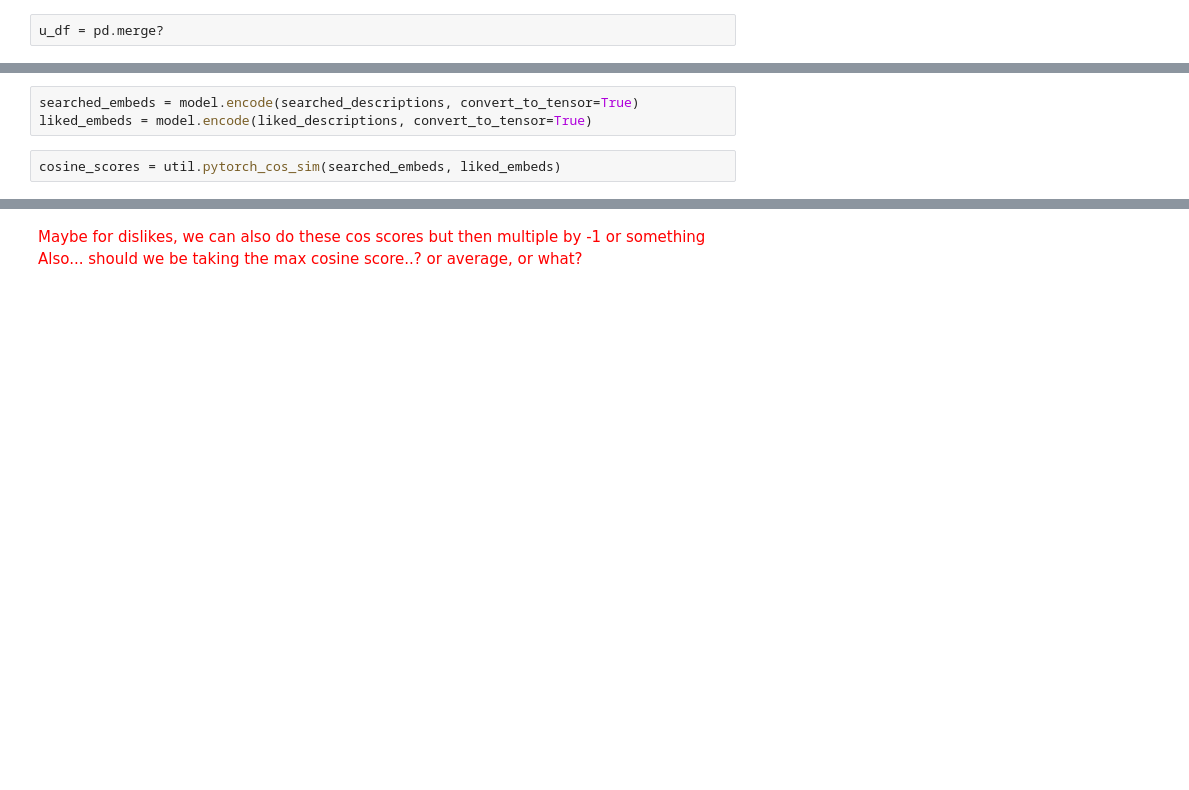
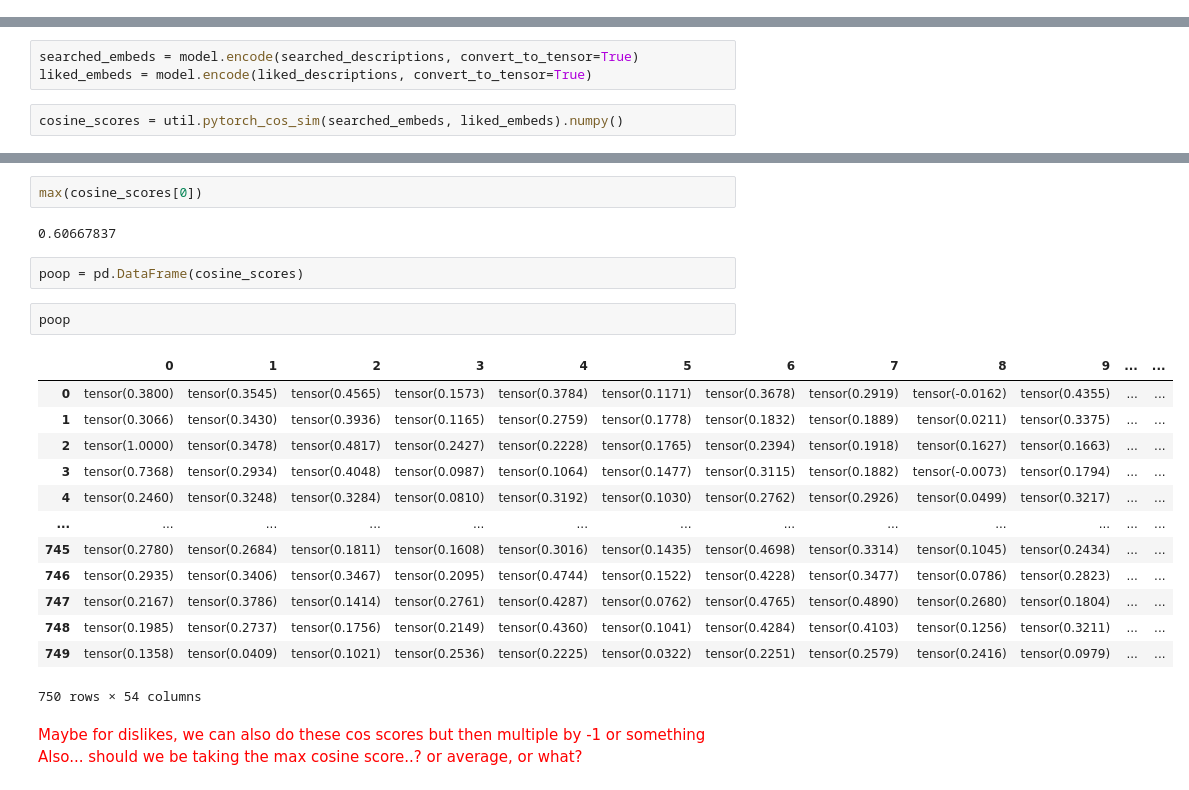
Before and after one commit to jelloh/group-music-recommender, a Jupyter notebook: notebooks and scratchpaper/Recommender Scratch Paper.ipynb, the cells around one changed output, grey strips where cells are left out. Cells and saved outputs as stored; diff of their text form; blank space fills up the shorter version.

```diff
--- a/notebooks and scratchpaper/Recommender Scratch Paper.ipynb
+++ b/notebooks and scratchpaper/Recommender Scratch Paper.ipynb
@@ -182,5 +183,3 @@ u_df
-# %%
-u_df = pd.merge?
 # %%
 u_df = pd.merge(u_df, ratings, left_on='video_id', right_on='_id')
 # %%
@@ -223,7 +220,7 @@ This seems to take some time...
 searched_embeds = model.encode(searched_descriptions, convert_to_tensor=True)
 liked_embeds = model.encode(liked_descriptions, convert_to_tensor=True)
 # %%
-cosine_scores = util.pytorch_cos_sim(searched_embeds, liked_embeds)
+cosine_scores = util.pytorch_cos_sim(searched_embeds, liked_embeds).numpy()
 # %%
 temp = []
 #Output the pairs with their score
@@ -257,3 +346,25 @@ torch.Size([750, 15])
+# %%
+max(cosine_scores[0])
+# %% [output]
+0.60667837
+# %%
+poop = pd.DataFrame(cosine_scores)
+# %%
+poop
+# %% [output]
+|  | 0 | 1 | 2 | 3 | 4 | 5 | 6 | 7 | 8 | 9 | ... | ... |
+| 0 | tensor(0.3800) | tensor(0.3545) | tensor(0.4565) | tensor(0.1573) | tensor(0.3784) | tensor(0.1171) | tensor(0.3678) | tensor(0.2919) | tensor(-0.0162) | tensor(0.4355) | ... | ... |
+| 1 | tensor(0.3066) | tensor(0.3430) | tensor(0.3936) | tensor(0.1165) | tensor(0.2759) | tensor(0.1778) | tensor(0.1832) | tensor(0.1889) | tensor(0.0211) | tensor(0.3375) | ... | ... |
+| 2 | tensor(1.0000) | tensor(0.3478) | tensor(0.4817) | tensor(0.2427) | tensor(0.2228) | tensor(0.1765) | tensor(0.2394) | tensor(0.1918) | tensor(0.1627) | tensor(0.1663) | ... | ... |
+| 3 | tensor(0.7368) | tensor(0.2934) | tensor(0.4048) | tensor(0.0987) | tensor(0.1064) | tensor(0.1477) | tensor(0.3115) | tensor(0.1882) | tensor(-0.0073) | tensor(0.1794) | ... | ... |
+| 4 | tensor(0.2460) | tensor(0.3248) | tensor(0.3284) | tensor(0.0810) | tensor(0.3192) | tensor(0.1030) | tensor(0.2762) | tensor(0.2926) | tensor(0.0499) | tensor(0.3217) | ... | ... |
+| ... | ... | ... | ... | ... | ... | ... | ... | ... | ... | ... | ... | ... |
+| 745 | tensor(0.2780) | tensor(0.2684) | tensor(0.1811) | tensor(0.1608) | tensor(0.3016) | tensor(0.1435) | tensor(0.4698) | tensor(0.3314) | tensor(0.1045) | tensor(0.2434) | ... | ... |
+| 746 | tensor(0.2935) | tensor(0.3406) | tensor(0.3467) | tensor(0.2095) | tensor(0.4744) | tensor(0.1522) | tensor(0.4228) | tensor(0.3477) | tensor(0.0786) | tensor(0.2823) | ... | ... |
+| 747 | tensor(0.2167) | tensor(0.3786) | tensor(0.1414) | tensor(0.2761) | tensor(0.4287) | tensor(0.0762) | tensor(0.4765) | tensor(0.4890) | tensor(0.2680) | tensor(0.1804) | ... | ... |
+| 748 | tensor(0.1985) | tensor(0.2737) | tensor(0.1756) | tensor(0.2149) | tensor(0.4360) | tensor(0.1041) | tensor(0.4284) | tensor(0.4103) | tensor(0.1256) | tensor(0.3211) | ... | ... |
+| 749 | tensor(0.1358) | tensor(0.0409) | tensor(0.1021) | tensor(0.2536) | tensor(0.2225) | tensor(0.0322) | tensor(0.2251) | tensor(0.2579) | tensor(0.2416) | tensor(0.0979) | ... | ... |
+750 rows × 54 columns
 # %% [markdown]
 <font color="red">Maybe for dislikes, we can also do these cos scores but then multiple by -1 or something
 Also... should we be taking the max cosine score..? or average, or what?</font>
```
Also changed, not shown: parts of 34 cells of this notebook.
